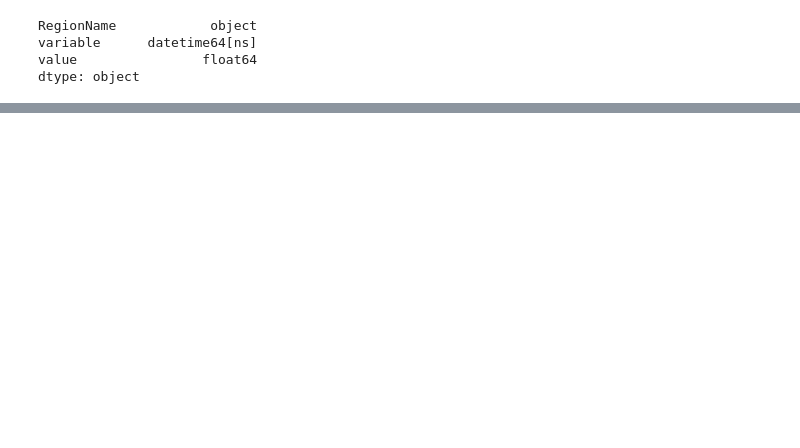
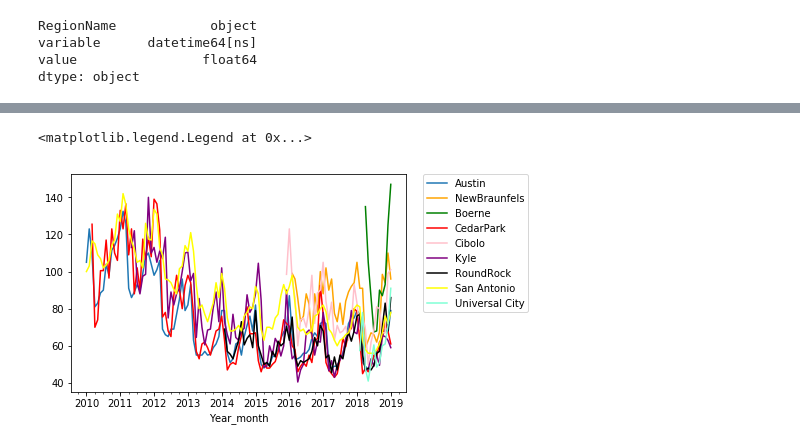
Before and after one commit to kkh1178/zillow, a Jupyter notebook: zillowproperties.ipynb, the cells around one changed output, grey strips where cells are left out. Saved outputs shown, nothing was run; the diff lists cells and outputs as text; code cells hidden in the pictures; blank space fills up the shorter version.

```diff
--- a/zillowproperties.ipynb
+++ b/zillowproperties.ipynb
@@ -69,0 +126,18 @@ tx = cond_TX.rename(columns={"variable": "Year_month"})
+# %%
+# Doing individual graphs isn't the best way to do this. I want them on one graph.
+
+
+ax = austin.plot('Year_month', 'Days', label='Austin')
+nb.plot('Year_month', 'Days', color='orange', ax=ax, label='NewBraunfels')
+boerne.plot('Year_month', 'Days', color='green', ax=ax, label='Boerne')
+cp.plot('Year_month', 'Days', color='red', ax=ax, label='CedarPark')
+cibolo.plot('Year_month', 'Days', color='pink', ax=ax, label='Cibolo')
+kyle.plot('Year_month', 'Days', color='purple', ax=ax, label='Kyle')
+rr.plot('Year_month', 'Days', color='black', ax=ax, label='RoundRock')
+sa.plot('Year_month', 'Days', color='yellow', ax=ax, label='San Antonio')
+uc.plot('Year_month', 'Days', color='aquamarine', ax=ax, label='Universal City')
+
+ax.legend(bbox_to_anchor=(1.05, 1), loc=2, borderaxespad=0.)
+# %% [output]
+<matplotlib.legend.Legend at 0x...>
+[figure, added]
```
Also changed, not shown: parts of 16 cells of this notebook.
